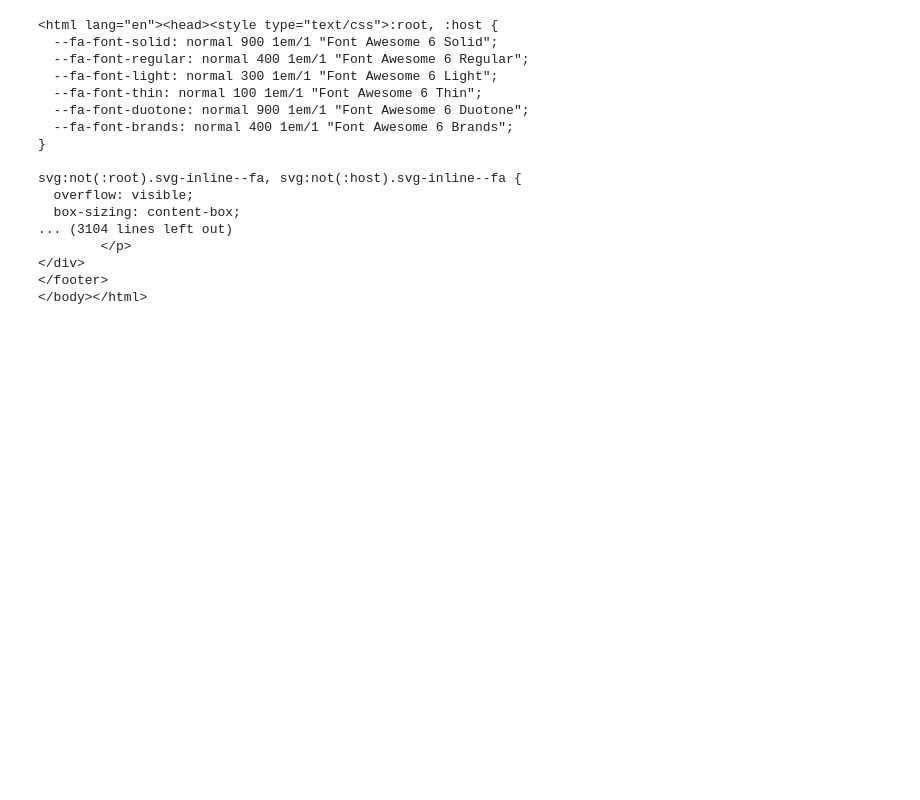
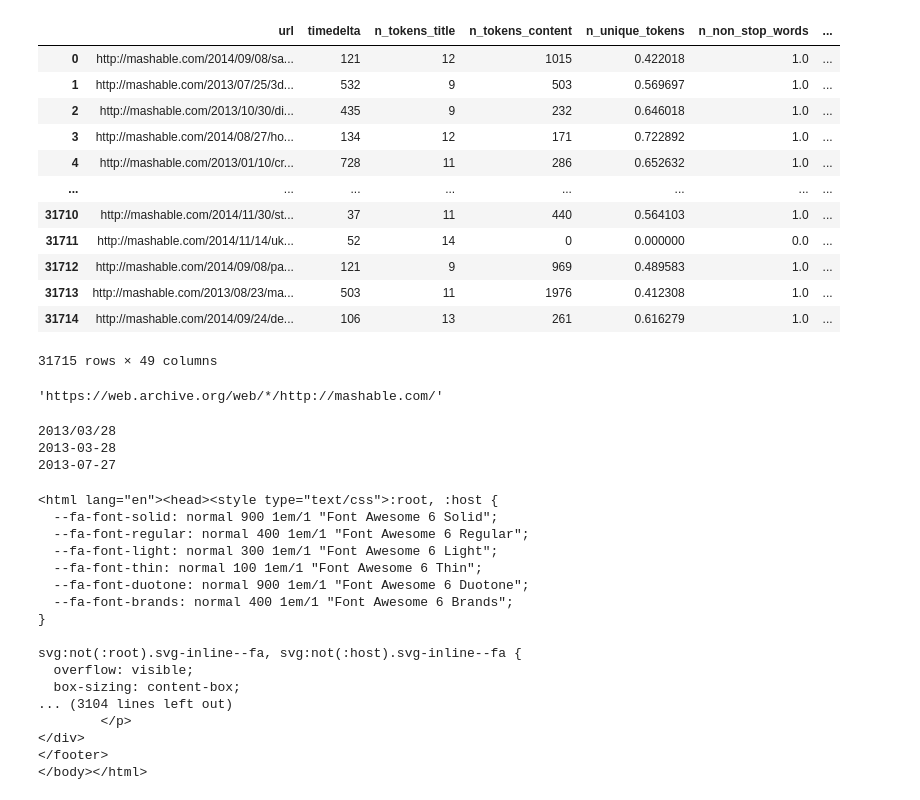
Before and after one commit to Mattizza/DSL-Online-News-Popularity, a Jupyter notebook: scraping.ipynb, the cells around one changed output. Cells and saved outputs as stored; diff of their text form; code cells hidden in the pictures; blank space fills up the shorter version.

```diff
--- a/scraping.ipynb
+++ b/scraping.ipynb
@@ -5,0 +97,50 @@ from selenium import webdriver
+# %%
+#\-- DATASET LOADING AND PREPROCESSING --/#
+# Aome variables are stored as float, but they are actually int. Two reasons why:
+#       -) nan values are considered as float --> first estimate them and then change the data type.
+#       -) there are inconsistencies, especially in kw_max_min where some int values are float instead.
+# for the moment just let's store everything as float, but further inspections are needed.
+
+data_types = {
+              'url' : str, 'timedelta' : int, 'shares' : int, 'data_channel' : str, 'weekday' : str,
+
+              'n_tokens_title'          : int, 'n_tokens_content'       : int, 'n_unique_tokens' : float, 'n_non_stop_words' : float,
+              'n_non_stop_unique_tokens': float, 'average_token_length' : float,
+
+              'num_hrefs' : int, 'num_self_hrefs' : int, 'num_imgs' : float, 'num_videos' : float,
+
+              'kw_min_min' : float, 'kw_max_min' : float, 'kw_avg_min' : float, 'kw_min_max' : float, 'kw_max_max'   : float,
+              'kw_avg_max' : float, 'kw_min_avg' : float, 'kw_max_avg' : float, 'kw_avg_avg' : float, 'num_keywords' : float,
+
+              'self_reference_min_shares' : float, 'self_reference_max_shares' : float, 'self_reference_avg_sharess' : float,
+
+              'LDA_00' : float, 'LDA_01' : float, 'LDA_02' : float, 'LDA_03' : float, 'LDA_04' : float,
+
+              'global_subjectivity' : float, 'global_sentiment_polarity' : float, 'global_rate_positive_words' : float, 'global_rate_negative_words' : float,
+
+              'rate_positive_words' : float, 'rate_negative_words' : float,
+
+              'avg_positive_polarity' : float, 'min_positive_polarity' : float, 'max_positive_polarity' : float, 'avg_negative_polarity' : float,
+              'min_negative_polarity' : float, 'max_negative_polarity' : float,
+
+              'title_subjectivity' : float, 'title_sentiment_polarity' : float, 'abs_title_subjectivity' : float, 'abs_title_sentiment_polarity' : float,
+              }
+
+
+data = pd.read_csv(file_PATH + r'/development.csv',
+                   usecols = lambda column: column != 'id', dtype = data_types)
+data
+# %% [output]
+|  | url | timedelta | n_tokens_title | n_tokens_content | n_unique_tokens | n_non_stop_words | ... |
+| 0 | http://mashable.com/2014/09/08/sa... | 121 | 12 | 1015 | 0.422018 | 1.0 | ... |
+| 1 | http://mashable.com/2013/07/25/3d... | 532 | 9 | 503 | 0.569697 | 1.0 | ... |
+| 2 | http://mashable.com/2013/10/30/di... | 435 | 9 | 232 | 0.646018 | 1.0 | ... |
+| 3 | http://mashable.com/2014/08/27/ho... | 134 | 12 | 171 | 0.722892 | 1.0 | ... |
+| 4 | http://mashable.com/2013/01/10/cr... | 728 | 11 | 286 | 0.652632 | 1.0 | ... |
+| ... | ... | ... | ... | ... | ... | ... | ... |
+| 31710 | http://mashable.com/2014/11/30/st... | 37 | 11 | 440 | 0.564103 | 1.0 | ... |
+| 31711 | http://mashable.com/2014/11/14/uk... | 52 | 14 | 0 | 0.000000 | 0.0 | ... |
+| 31712 | http://mashable.com/2014/09/08/pa... | 121 | 9 | 969 | 0.489583 | 1.0 | ... |
+| 31713 | http://mashable.com/2013/08/23/ma... | 503 | 11 | 1976 | 0.412308 | 1.0 | ... |
+| 31714 | http://mashable.com/2014/09/24/de... | 106 | 13 | 261 | 0.616279 | 1.0 | ... |
+31715 rows × 49 columns
@@ -6,3 +149,28 @@ from selenium import webdriver
+# %%
+root = 'https://web.archive.org/web/*/http://mashable.com/'
+root
+# %% [output]
+'https://web.archive.org/web/*/http://mashable.com/'
+# %%
+
+# Find scrape date.
+original_string = "http://mashable.com/2013/03/28/twitter-marriage-equality/"
+pattern = r"http://mashable.com/(\d{4}/\d{2}/\d{2})/[-\w]+/"
+match = re.search(pattern, original_string)
+date = match.group(1)
+print(date)
+date_string = "2013/03/28"
+
+date_format = "%Y/%m/%d"
+
+parsed_date = datetime.strptime(date, date_format).date()
+print(parsed_date)
+result_date = parsed_date + timedelta(days=int(timedate[0]))
+print(result_date)
+# %% [output]
+2013/03/28
+2013-03-28
+2013-07-27
 # %%
 
 # Import the url
```
Also changed, not shown: parts of 17 cells of this notebook, 1 other file.
